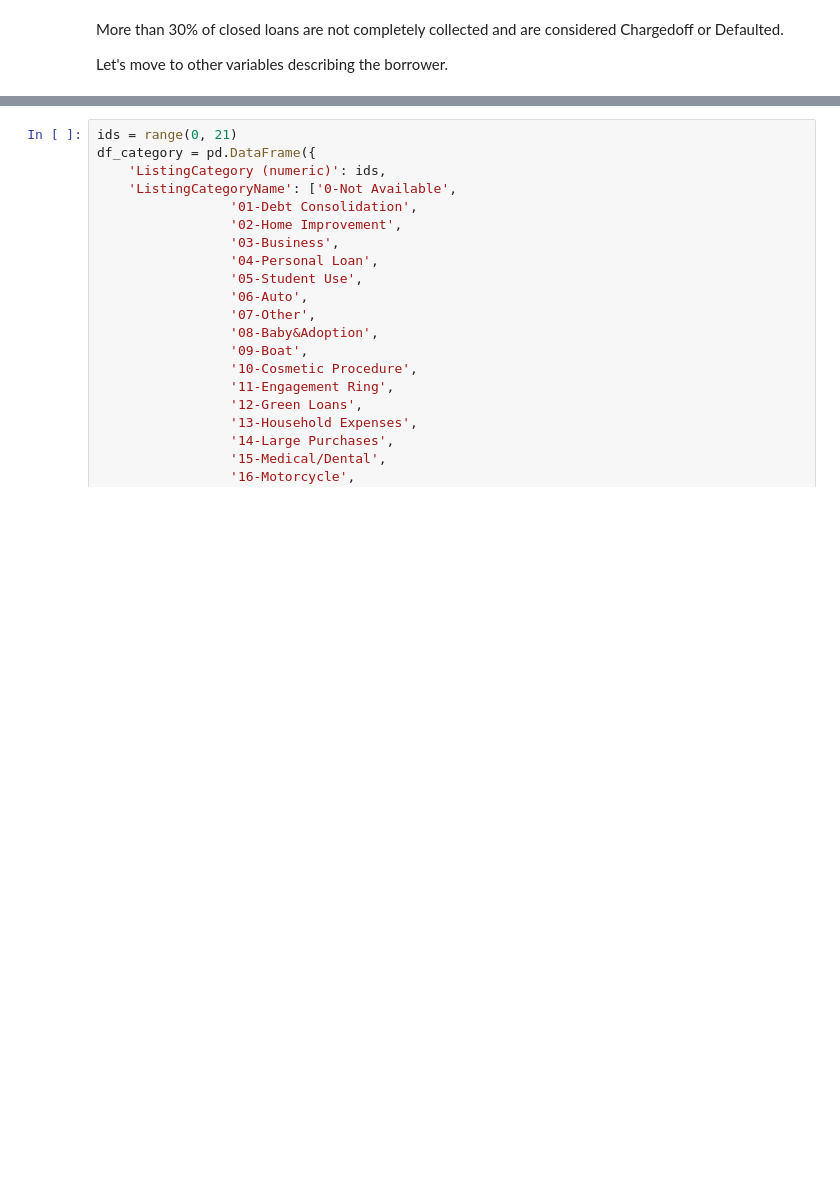
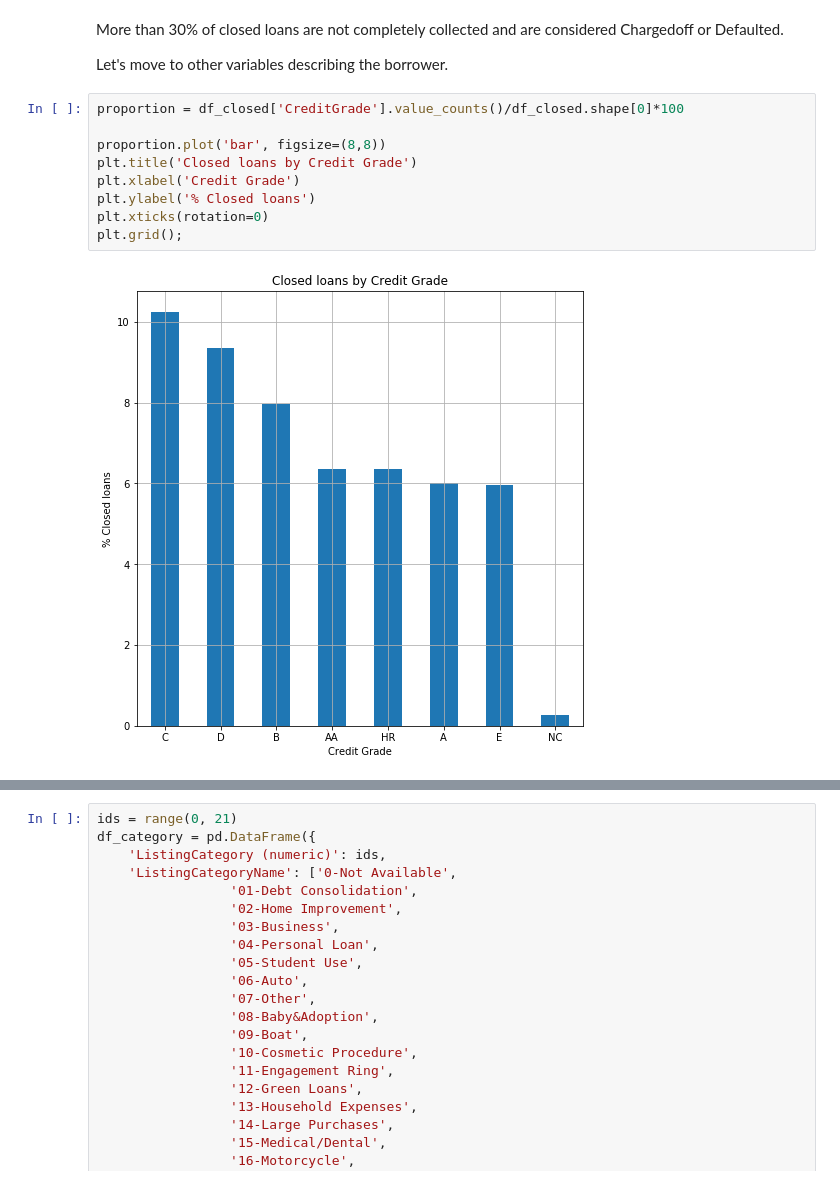
Before and after one commit to eduardoburgoa/prosper-loan, a Jupyter notebook: prosperLoanData_exploration.ipynb, the cells around one changed output, grey strips where cells are left out. Cells and saved outputs as stored; diff of their text form; blank space fills up the shorter version.

```diff
--- a/prosperLoanData_exploration.ipynb
+++ b/prosperLoanData_exploration.ipynb
@@ -109,3 +109,14 @@ plt.grid();
 More than 30% of closed loans are not completely collected and are considered Chargedoff or Defaulted.
 
 Let's move to other variables describing the borrower.
+# %%
+proportion = df_closed['CreditGrade'].value_counts()/df_closed.shape[0]*100
+
+proportion.plot('bar', figsize=(8,8))
+plt.title('Closed loans by Credit Grade')
+plt.xlabel('Credit Grade')
+plt.ylabel('% Closed loans')
+plt.xticks(rotation=0)
+plt.grid();
+# %% [output]
+[figure, added]
```
Also changed, not shown: parts of 18 cells of this notebook.
